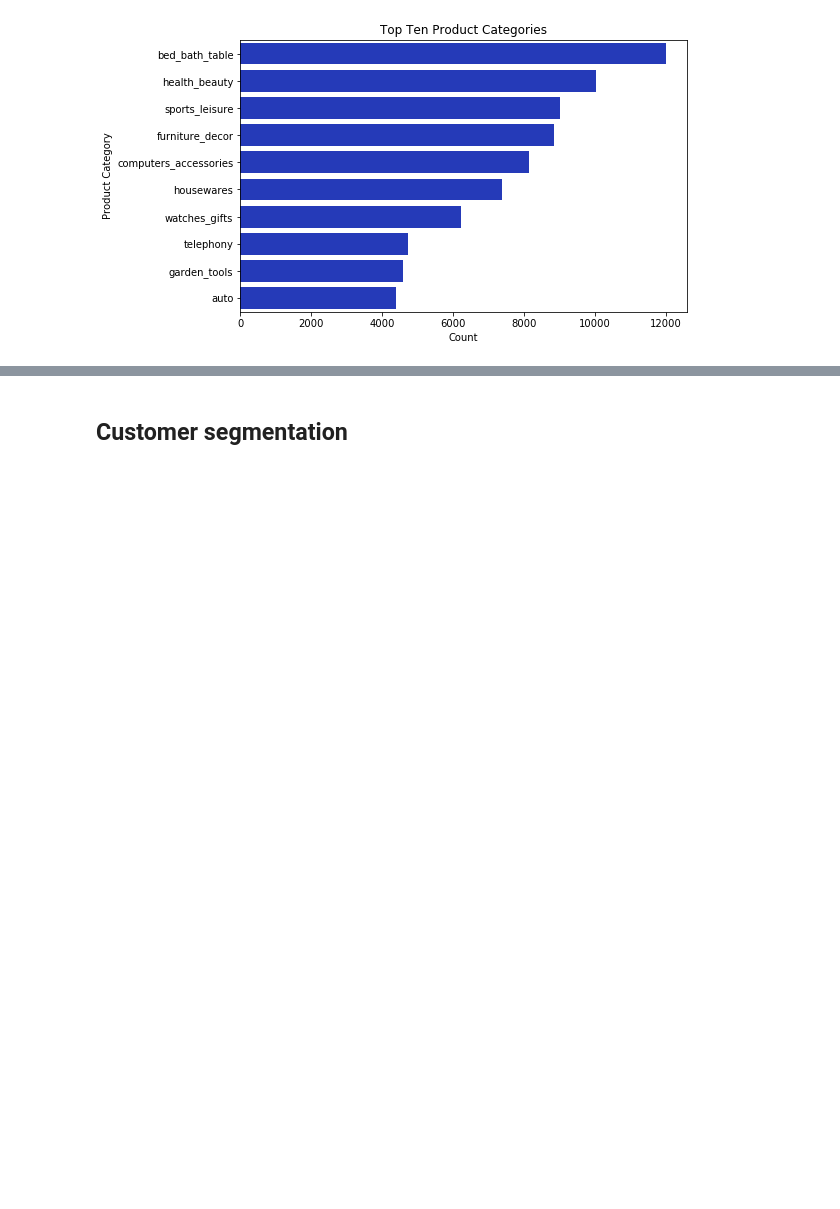
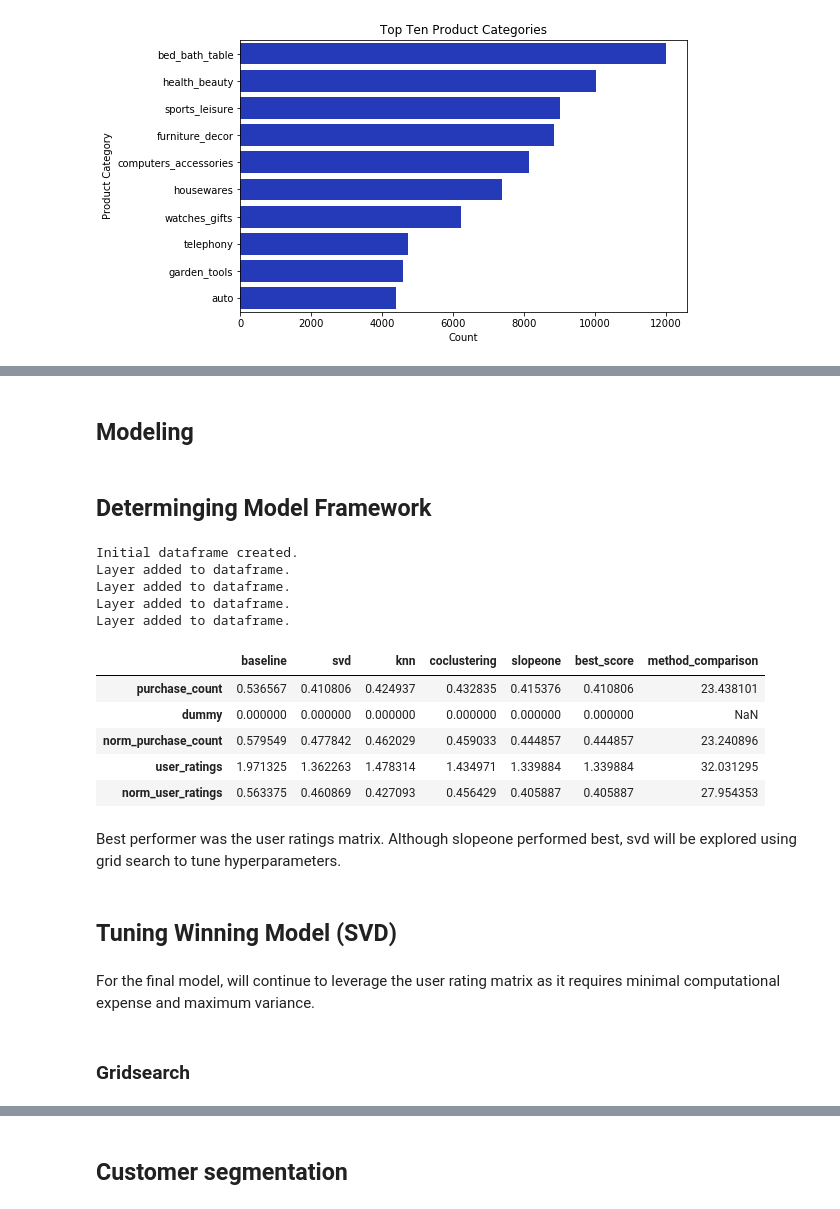
Before and after one commit to mollyryanruby/Olist_Ecommerce_Recommendation_Engine, a Jupyter notebook: Olist_ecomm_reccomender.ipynb, the cells around one changed output, grey strips where cells are left out. Drawn from its saved outputs; the diff is of its cells as text; code cells hidden in the pictures; blank space fills up the shorter version.

```diff
--- a/Olist_ecomm_reccomender.ipynb
+++ b/Olist_ecomm_reccomender.ipynb
@@ -823,0 +669,2 @@ class HybridFacto(surprise.AlgoBase):
+# %%
+normalized_user_ratings_df = normalize_purchase_count(user_ratings_df)
@@ -823,0 +680,4 @@ class HybridFacto(surprise.AlgoBase):
+# %% [markdown]
+## Modeling
+# %% [markdown]
+## Determinging Model Framework
@@ -823,0 +747,48 @@ class HybridFacto(surprise.AlgoBase):
+# %%
+def model_comparison(all_methods):
+    comp_matrix = model_framework(all_methods[0]).transpose()
+    print('Initial dataframe created.')
+
+    for method in all_methods[1:]:
+        temp_df = model_framework(method).transpose()
+        comp_matrix = pd.concat((comp_matrix,temp_df), axis=0)
+        print("Layer added to dataframe.")
+
+    comp_matrix = comp_matrix.set_index([['purchase_count',
+                                       'dummy',
+                                       'norm_purchase_count',
+                                       'user_ratings',
+                                       'norm_user_ratings']])
+
+    return comp_matrix
+# %%
+all_methods = [purchase_count_df, dummy_df, normalized_purchase_count_df, user_ratings_df, normalized_user_ratings_df]
+# %%
+comparison_matrix = model_comparison(all_methods)
+# %% [output]
+Initial dataframe created.
+Layer added to dataframe.
+Layer added to dataframe.
+Layer added to dataframe.
+Layer added to dataframe.
+# %%
+# create a column to indicate percentage better performance than baseline so that
+# centered and non-centered datasets can be compared
+comparison_matrix['best_score'] = comparison_matrix.min(axis=1)
+comparison_matrix['method_comparison'] = 100*(1-(comparison_matrix.best_score/comparison_matrix.baseline))
+comparison_matrix
+# %% [output]
+|  | baseline | svd | knn | coclustering | slopeone | best_score | method_comparison |
+| purchase_count | 0.536567 | 0.410806 | 0.424937 | 0.432835 | 0.415376 | 0.410806 | 23.438101 |
+| dummy | 0.000000 | 0.000000 | 0.000000 | 0.000000 | 0.000000 | 0.000000 | NaN |
+| norm_purchase_count | 0.579549 | 0.477842 | 0.462029 | 0.459033 | 0.444857 | 0.444857 | 23.240896 |
+| user_ratings | 1.971325 | 1.362263 | 1.478314 | 1.434971 | 1.339884 | 1.339884 | 32.031295 |
+| norm_user_ratings | 0.563375 | 0.460869 | 0.427093 | 0.456429 | 0.405887 | 0.405887 | 27.954353 |
+# %% [markdown]
+Best performer was the user ratings matrix. Although slopeone performed best, svd will be explored using grid search to tune hyperparameters.
+# %% [markdown]
+## Tuning Winning Model (SVD)
+# %% [markdown]
+For the final model, will continue to leverage the user rating matrix as it requires minimal computational expense and maximum variance.
+# %% [markdown]
+### Gridsearch
```
Also changed, not shown: parts of 86 cells of this notebook.
